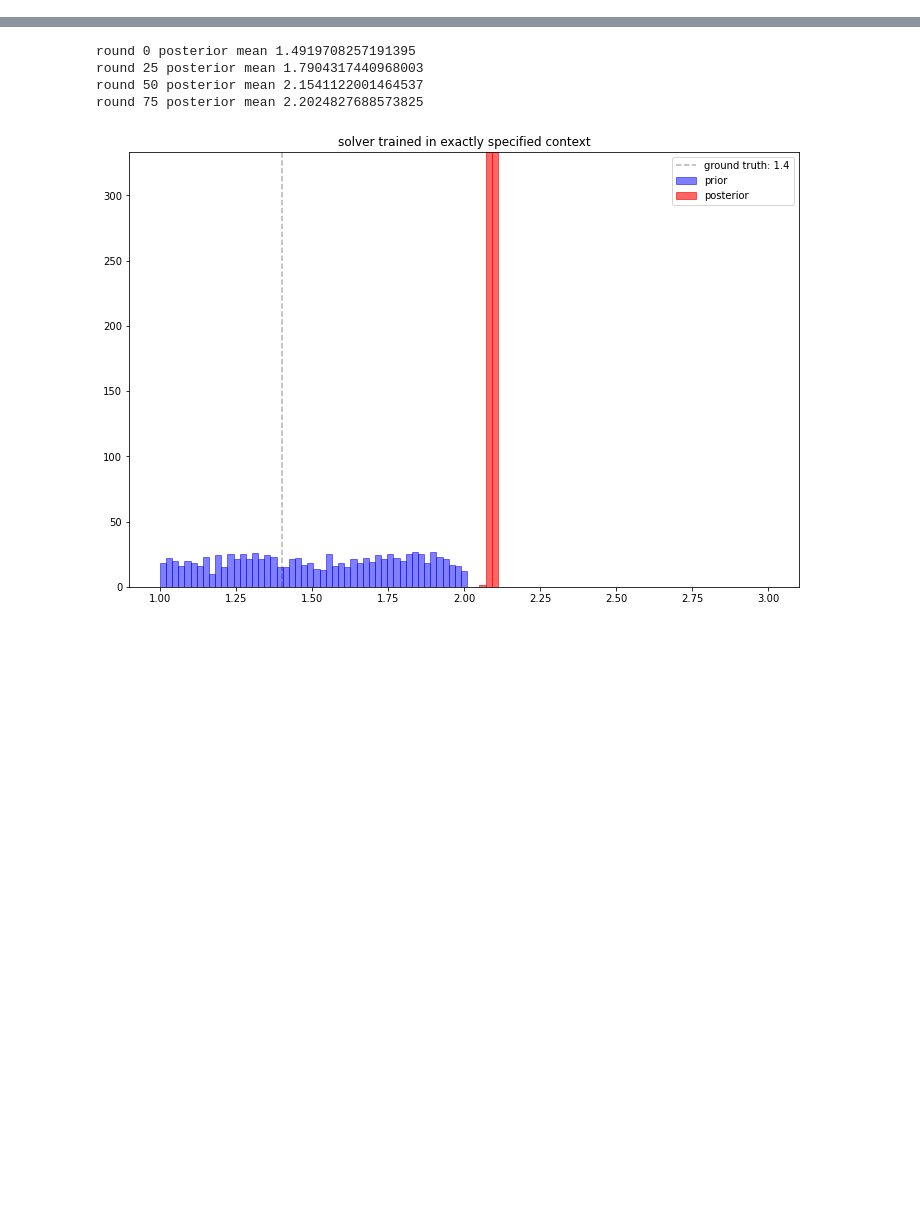
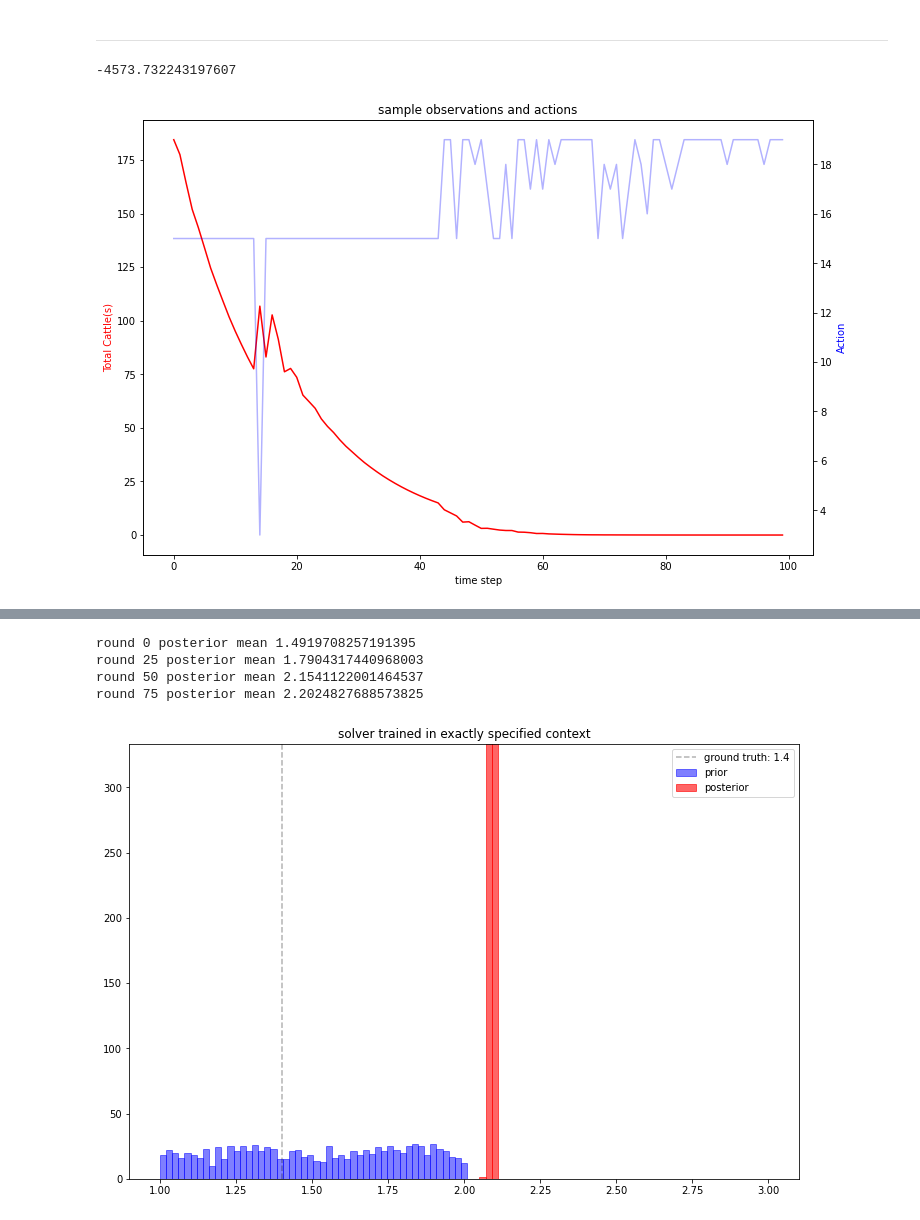
Before and after one commit to zhenghaojiang/cmdp, a Jupyter notebook: context_cattle.ipynb, the cells around one changed output, grey strips where cells are left out. Cells and saved outputs as stored; diff of their text form; code cells hidden in the pictures; blank space fills up the shorter version.

```diff
--- a/context_cattle.ipynb
+++ b/context_cattle.ipynb
@@ -75,0 +210,29 @@ for eps in range(50):
+# %% [markdown]
+---
+# %%
+r = np.zeros(500)
+for i in range(500):
+    gt_obs_arr, gt_act_arr, gt_rew_arr = get_rollouts(expert_a3c, config=c)
+    r[i] = sum(gt_rew_arr)
+print(np.mean(r))
+# %% [output]
+-4573.732243197607
+# %%
+gt_obs_arr, gt_act_arr, gt_rew_arr = get_rollouts(expert_a3c, config=c)
+# %%
+fig_, ax_1 = plt.subplots()
+fig_.set_size_inches(12, 8, forward=True)
+
+x = np.arange(start=0, stop=gt_obs_arr.shape[0])
+ax_2 = ax_1.twinx()
+ax_1.plot(x, gt_obs_arr[:,2], 'r-')
+ax_2.plot(x, gt_act_arr, 'b-', alpha=0.3)
+
+ax_1.set_xlabel('time step')
+ax_1.set_ylabel('Total Cattle(s)', color='r')
+ax_2.set_ylabel('Action', color='b')
+plt.title('sample observations and actions')
+# plt.savefig('cattle_a3c.pdf')
+plt.show()
+# %% [output]
+[figure, added]
```
Also changed, not shown: parts of 20 cells of this notebook, 5 other files.
